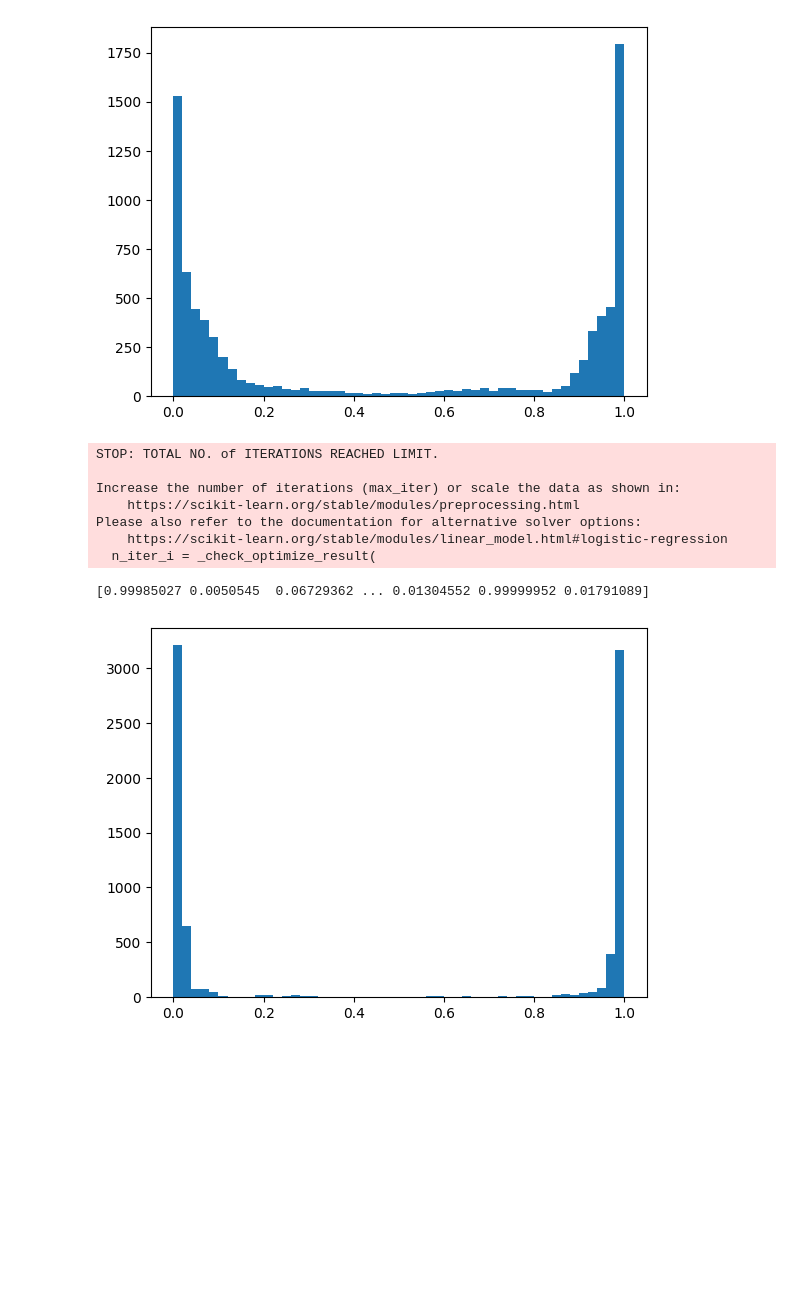
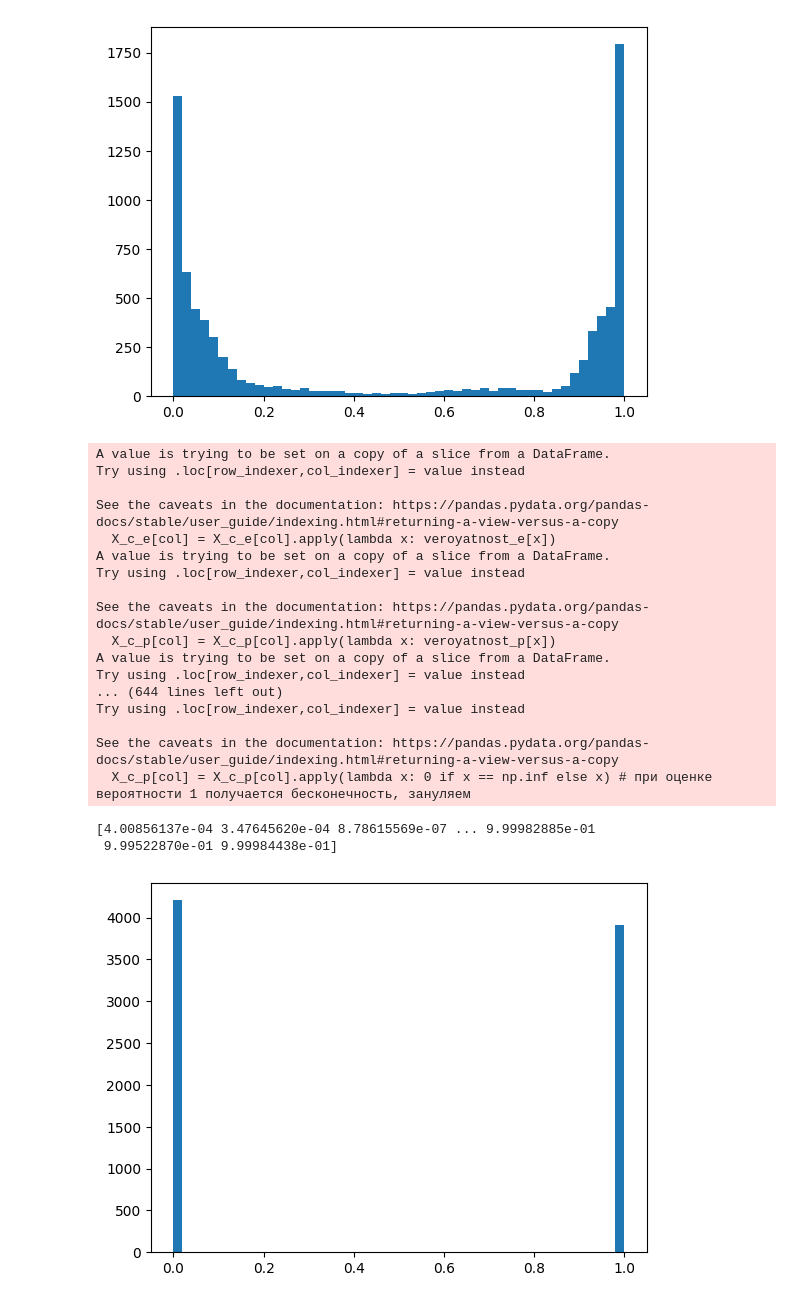
Before and after one commit to kosmldev/mmad, a Jupyter notebook: lab2.ipynb, the cells around one changed output. Cells and saved outputs as stored; diff of their text form; code cells hidden in the pictures; blank space fills up the shorter version.

```diff
--- a/lab2.ipynb
+++ b/lab2.ipynb
@@ -210,26 +214,55 @@ Please also refer to the documentation for alternative solver options:
 [figure]
 # %%
 model = LogisticRegression()
+
 X_c = X.copy()
+X_c_e = X_c[y == 'e']
+X_c_p = X_c[y == 'p']
+
 for col in X_c.columns: # для каждой колонки считаем оценки вероятности
-    veroyatnost = X_c[col].value_counts(normalize=True)
-    X_c[col] = X_c[col].apply(lambda x: veroyatnost[x])
-    X_c[col] = np.log(X_c[col]/(1-X_c[col])) # и делаем обратное логистическое преобразования
-    X_c[col] = X_c[col].apply(lambda x: 0 if x == np.inf else x) # при оценке вероятности 1 получается бесконечность, зануляем
-y_c = y.copy()
+    veroyatnost_e = X_c_e[col].value_counts(normalize=True)
+    veroyatnost_p = X_c_p[col].value_counts(normalize=True)
+
+    X_c_e[col] = X_c_e[col].apply(lambda x: veroyatnost_e[x])
+    X_c_p[col] = X_c_p[col].apply(lambda x: veroyatnost_p[x])
+
+    X_c_e[col] = np.log(X_c_e[col]/(1-X_c_e[col])) # и делаем обратное логистическое преобразования
+    X_c_p[col] = np.log(X_c_p[col]/(1-X_c_p[col])) # и делаем обратное логистическое преобразования
+
+    X_c_e[col] = X_c_e[col].apply(lambda x: 0 if x == np.inf else x) # при оценке вероятности 1 получается бесконечность, зануляем
+    X_c_p[col] = X_c_p[col].apply(lambda x: 0 if x == np.inf else x) # при оценке вероятности 1 получается бесконечность, зануляем
+
+X_c = pd.concat([X_c_e, X_c_p])
+
+y_c_e = y[y == 'e']
+y_c_p = y[y == 'p']
+y_c = pd.concat([y_c_e, y_c_p])
+
 y_c = LabelEncoder().fit_transform(y_c)
 model.fit(X_c,y_c)
 probs = model.predict_proba(X_c)[:,1]
+
 print(probs) # с обратным логистическим преобразованием
 plt.hist(probs, 50)
 plt.show()
 # %% [output]
-STOP: TOTAL NO. of ITERATIONS REACHED LIMIT.
+A value is trying to be set on a copy of a slice from a DataFrame.
+Try using .loc[row_indexer,col_indexer] = value instead
 
-Increase the number of iterations (max_iter) or scale the data as shown in:
-    https://scikit-learn.org/stable/modules/preprocessing.html
-Please also refer to the documentation for alternative solver options:
-    https://scikit-learn.org/stable/modules/linear_model.html#logistic-regression
-  n_iter_i = _check_optimize_result(
+See the caveats in the documentation: https://pandas.pydata.org/pandas-docs/stable/user_guide/indexing.html#returning-a-view-versus-a-copy
+  X_c_e[col] = X_c_e[col].apply(lambda x: veroyatnost_e[x])
+A value is trying to be set on a copy of a slice from a DataFrame.
+Try using .loc[row_indexer,col_indexer] = value instead
+
+See the caveats in the documentation: https://pandas.pydata.org/pandas-docs/stable/user_guide/indexing.html#returning-a-view-versus-a-copy
+  X_c_p[col] = X_c_p[col].apply(lambda x: veroyatnost_p[x])
+A value is trying to be set on a copy of a slice from a DataFrame.
+Try using .loc[row_indexer,col_indexer] = value instead
+... (644 lines left out)
+Try using .loc[row_indexer,col_indexer] = value instead
+
+See the caveats in the documentation: https://pandas.pydata.org/pandas-docs/stable/user_guide/indexing.html#returning-a-view-versus-a-copy
+  X_c_p[col] = X_c_p[col].apply(lambda x: 0 if x == np.inf else x) # при оценке вероятности 1 получается бесконечность, зануляем
-[0.99985027 0.0050545  0.06729362 ... 0.01304552 0.99999952 0.01791089]
+[4.00856137e-04 3.47645620e-04 8.78615569e-07 ... 9.99982885e-01
+ 9.99522870e-01 9.99984438e-01]
-[figure, old version]
+[figure, new version]
```
Also changed, not shown: parts of 4 cells of this notebook.
